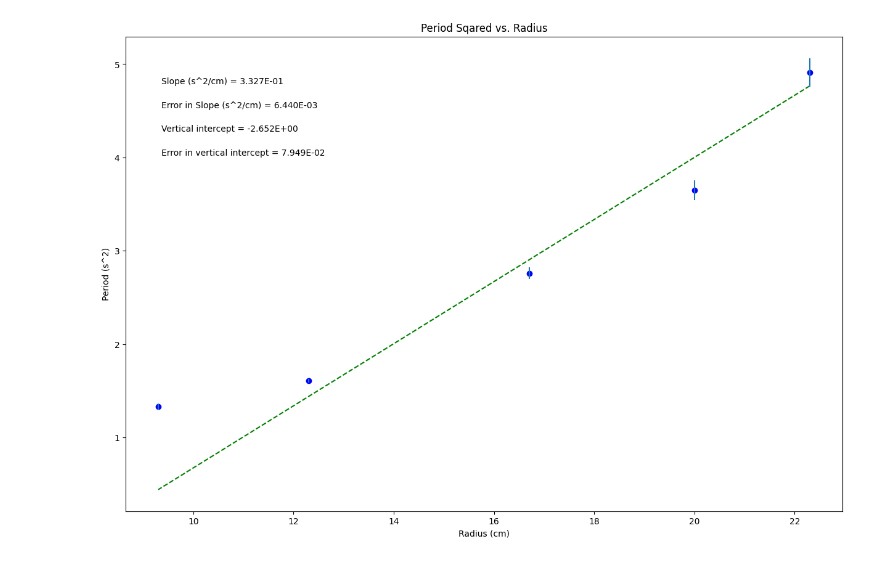
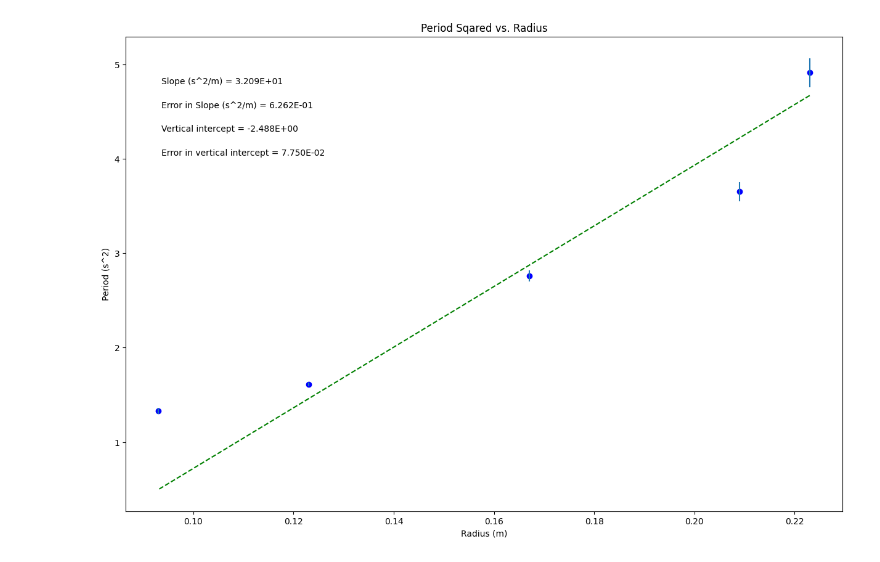
Before and after one commit to aganoti27/Sylvie-s-Plots----216N.02, a Jupyter notebook: SylvieTower_Uniform_Circular_Motion.ipynb, the cells around one changed output. Saved outputs shown, nothing was run; the diff lists cells and outputs as text; code cells hidden in the pictures.

```diff
--- a/SylvieTower_Uniform_Circular_Motion.ipynb
+++ b/SylvieTower_Uniform_Circular_Motion.ipynb
@@ -19,7 +19,7 @@ import matplotlib.pyplot as plt
 #variable names should start with a letter and must contain only letters, numbers, and underscores
 
 
-xvariable_changeme = np.array([22.3, 20.0, 16.7, 12.3, 9.3])
+xvariable_changeme = np.array([0.223, 0.209, 0.167, 0.123, 0.093])
 
 yvariable_changeme = np.array([4.91, 3.65, 2.76, 1.61, 1.33])
 
@@ -38,9 +38,9 @@ dy = err_yvariable_changeme        #this should be your error in y array
 #UPDATE EACH OF THESE 4 STRINGS FOR YOUR PLOT LABELS AS YOU WANT THEM TO APPEAR
 
 plot_title= 'Period Sqared vs. Radius'
-x_label= 'Radius (cm)'
+x_label= 'Radius (m)'
 y_label= 'Period (s^2)'
-slope_units= 's^2/cm'
+slope_units= 's^2/m'
 
 #UPDATE ANNOTATION PLACEMENT SO IT'S OUT OF WAY OF PLOTTED DATA AND BEST FIT LINE
 #integer from 1 to 4, top R corner is 1 (counter-clockwise from there)
@@ -92,31 +92,31 @@ elif annotation_placement==3 or annotation_placement==4:
 #Don't need to change anything in this section!
 
 #Plot data on graph. Plot error bars and place values for slope,
 #error in slope, and vertical intercept (plus error) on the plot using "annotate"
 
 plt.figure(figsize=(15,10))
 
 plt.plot(x, fit, color='green', linestyle='--')
 plt.scatter(x, y, color='blue', marker='o')
 
 plt.xlabel(x_label)
 plt.ylabel(y_label)
 plt.title(plot_title)
 
 plt.errorbar(x, y, yerr=dy, xerr=None, fmt="none") #don't need to plot x error bars
 
 plt.annotate('Slope ({}) = {value:.{digits}E}'.format(slope_units,value=m, digits=3),
              (xpos, ypos[0]), xycoords='axes fraction')
 
 plt.annotate('Error in Slope ({}) = {value:.{digits}E}'.format(slope_units,value=dm, digits=3),
              (xpos, ypos[1]), xycoords='axes fraction')
 
 plt.annotate('Vertical intercept = {value:.{digits}E}'.format(value=b, digits=3),
              (xpos, ypos[2]), xycoords='axes fraction')
 
 plt.annotate('Error in vertical intercept = {value:.{digits}E}'.format(value=db, digits=3),
              (xpos, ypos[3]), xycoords='axes fraction')
 
 plt.show()
 # %% [output]
-[figure, old version]
+[figure, new version]
```
